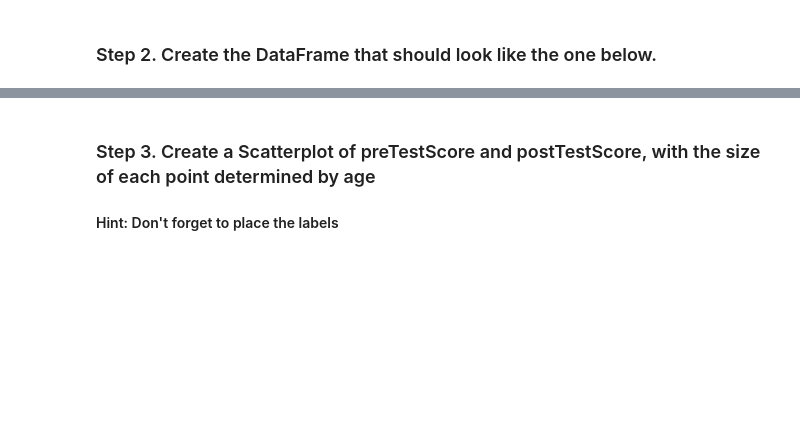
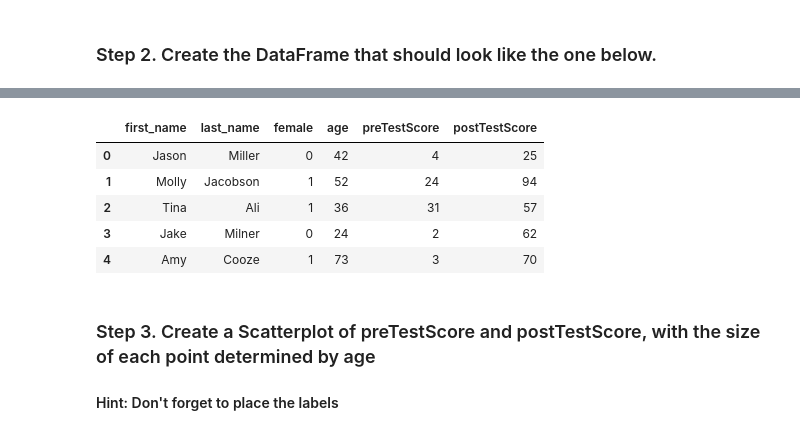
Before and after one commit to thieu1995/pandas, a Jupyter notebook: 07_Visualization/Scores/Exercises.ipynb, the cells around one changed output, grey strips where cells are left out. Drawn from its saved outputs; the diff is of its cells as text; code cells hidden in the pictures; blank space fills up the shorter version.

```diff
--- a/07_Visualization/Scores/Exercises.ipynb
+++ b/07_Visualization/Scores/Exercises.ipynb
@@ -21,3 +17,19 @@ This time you will create the data.
+# %%
+df = pd.DataFrame({
+    'first_name': ['Jason', 'Molly', 'Tina', 'Jake', 'Amy'],
+    'last_name': ['Miller', 'Jacobson', 'Ali', 'Milner', 'Cooze'],
+    'female': [0, 1, 1, 0, 1],
+    'age': [42, 52, 36, 24, 73],
+    'preTestScore': [4, 24, 31, 2, 3],
+    'postTestScore': [25, 94, 57, 62, 70]})
+df
+# %% [output]
+|  | first_name | last_name | female | age | preTestScore | postTestScore |
+| 0 | Jason | Miller | 0 | 42 | 4 | 25 |
+| 1 | Molly | Jacobson | 1 | 52 | 24 | 94 |
+| 2 | Tina | Ali | 1 | 36 | 31 | 57 |
+| 3 | Jake | Milner | 0 | 24 | 2 | 62 |
+| 4 | Amy | Cooze | 1 | 73 | 3 | 70 |
 # %% [markdown]
 ### Step 3. Create a Scatterplot of preTestScore and postTestScore, with the size of each point determined by age
 #### Hint: Don't forget to place the labels
```
Also changed, not shown: parts of 4 cells of this notebook.
